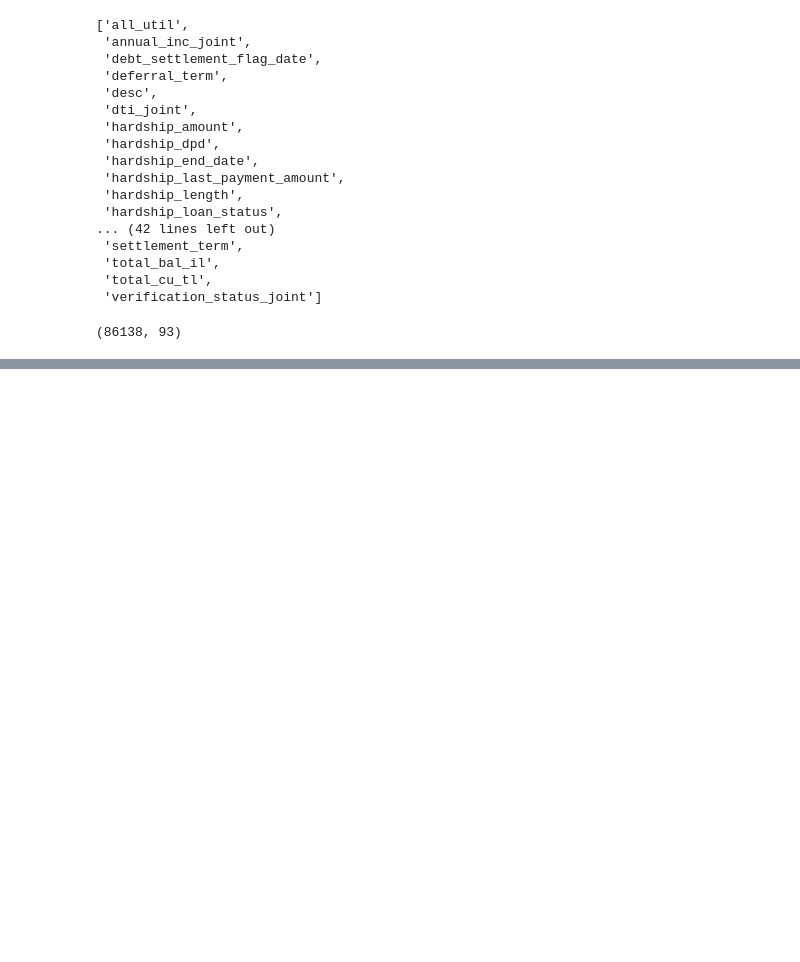
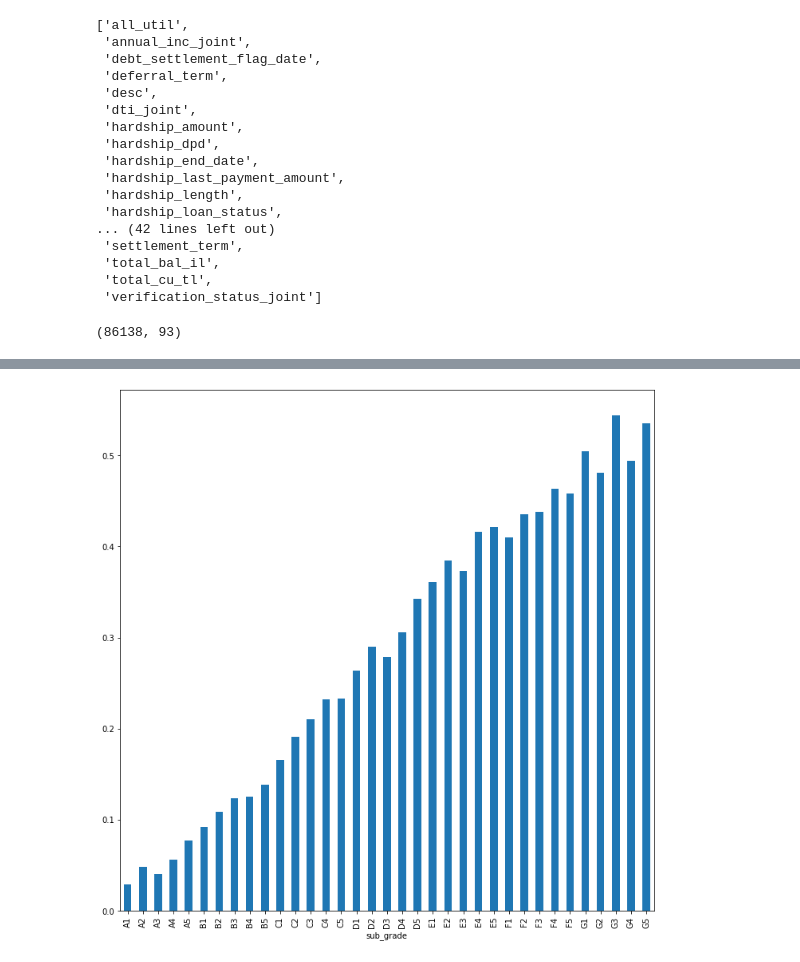
Before and after one commit to askhab2022/ML-Repo, a Jupyter notebook: fin-ml/Loans.ipynb, the cells around one changed output, grey strips where cells are left out. Drawn from its saved outputs; the diff is of its cells as text; code cells hidden in the pictures; blank space fills up the shorter version.

```diff
--- a/fin-ml/Loans.ipynb
+++ b/fin-ml/Loans.ipynb
@@ -141,0 +295,7 @@ dataset.shape
+# %%
+dataset.drop(['emp_length'], axis=1, inplace=True)
+# %%
+charge_off_rates = dataset.groupby('sub_grade')['charged_off'].value_counts\
+(normalize=True).loc[:,1].plot(kind="bar",figsize=(12,12))
+# %% [output]
+[figure, added]
```
Also changed, not shown: parts of 30 cells of this notebook.
